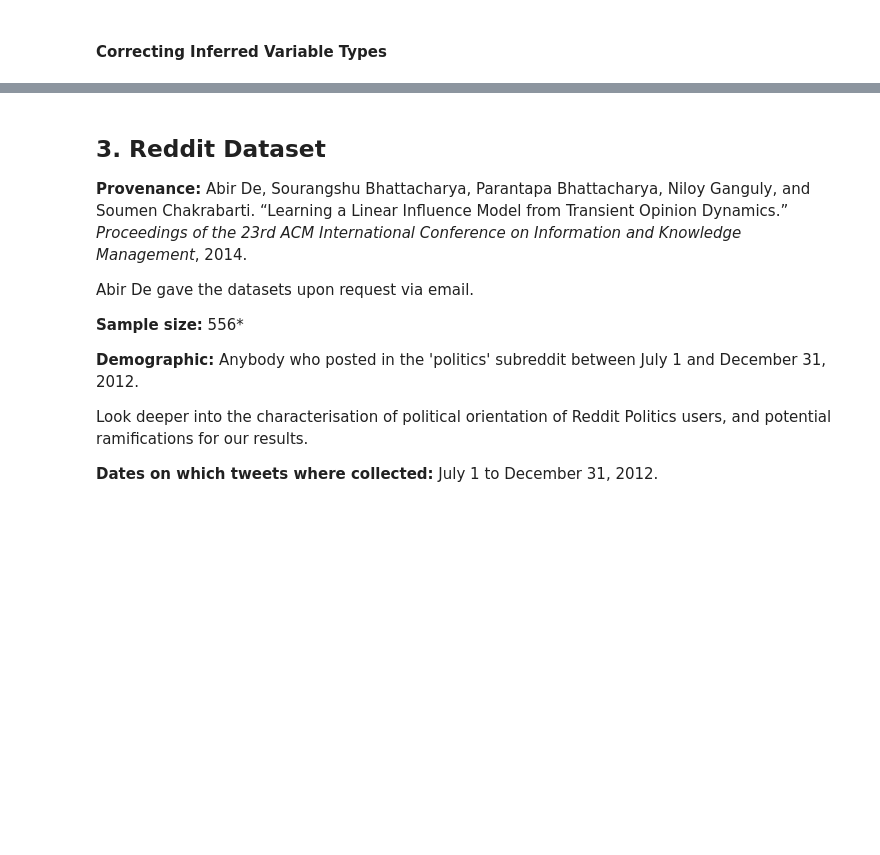
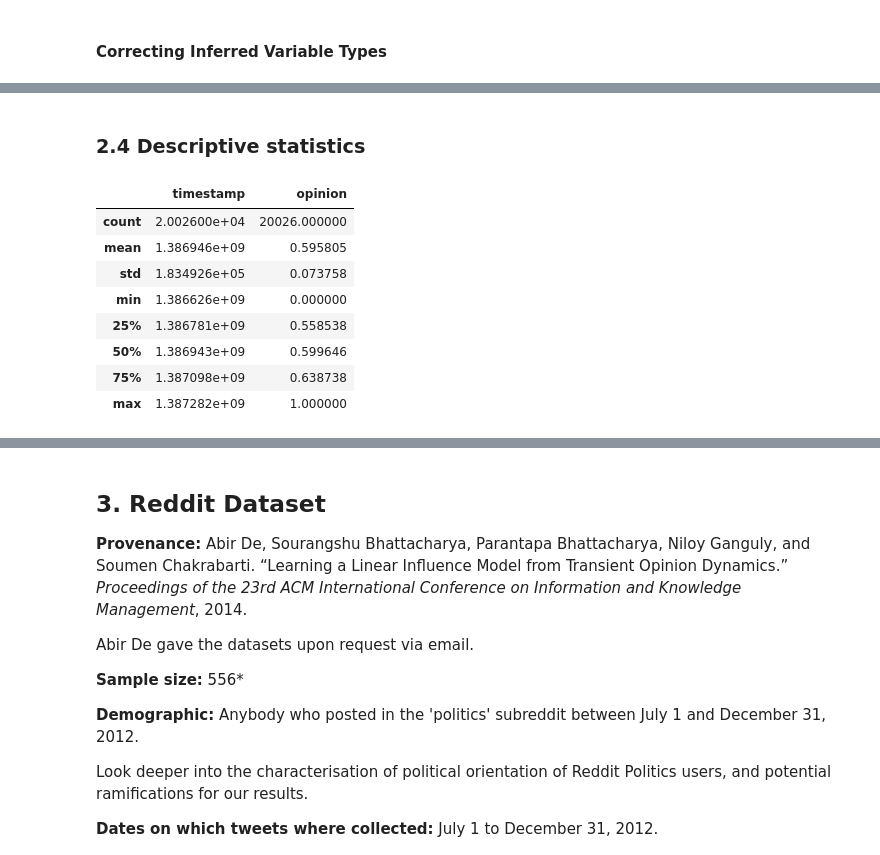
Before and after one commit to J0HNN7G/politic-polar-epsrc, a Jupyter notebook: exploration.ipynb, the cells around one changed output, grey strips where cells are left out. Saved outputs shown, nothing was run; the diff lists cells and outputs as text; code cells hidden in the pictures; blank space fills up the shorter version.

```diff
--- a/exploration.ipynb
+++ b/exploration.ipynb
@@ -611,0 +628,14 @@ twitter_opinions = pd.read_csv(os.path.join(twitter_filepath, 'edgelist.txt'), s
+# %% [markdown]
+### 2.4 Descriptive statistics
+# %%
+twitter_opinions.describe()
+# %% [output]
+|  | timestamp | opinion |
+| count | 2.002600e+04 | 20026.000000 |
+| mean | 1.386946e+09 | 0.595805 |
+| std | 1.834926e+05 | 0.073758 |
+| min | 1.386626e+09 | 0.000000 |
+| 25% | 1.386781e+09 | 0.558538 |
+| 50% | 1.386943e+09 | 0.599646 |
+| 75% | 1.387098e+09 | 0.638738 |
+| max | 1.387282e+09 | 1.000000 |
```
Also changed, not shown: parts of 23 cells of this notebook.
